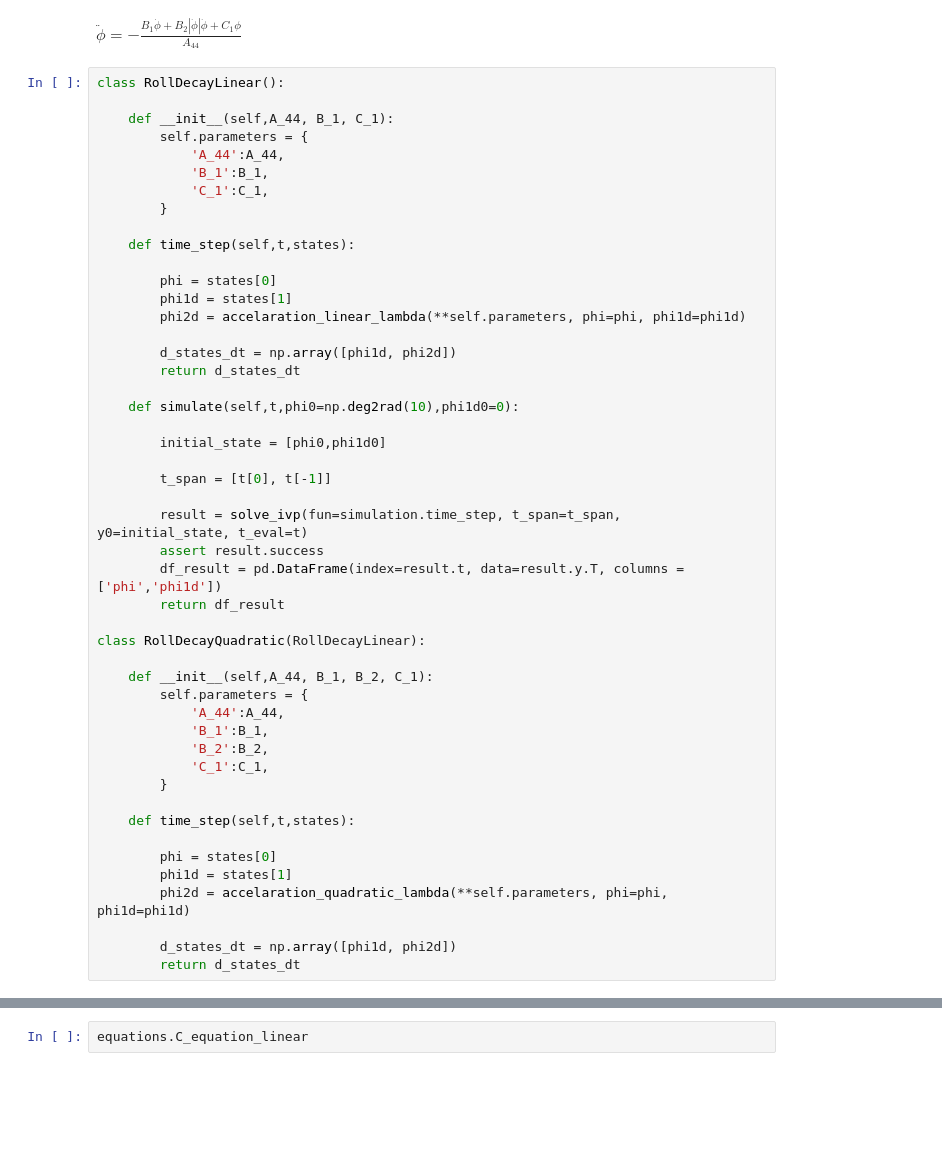
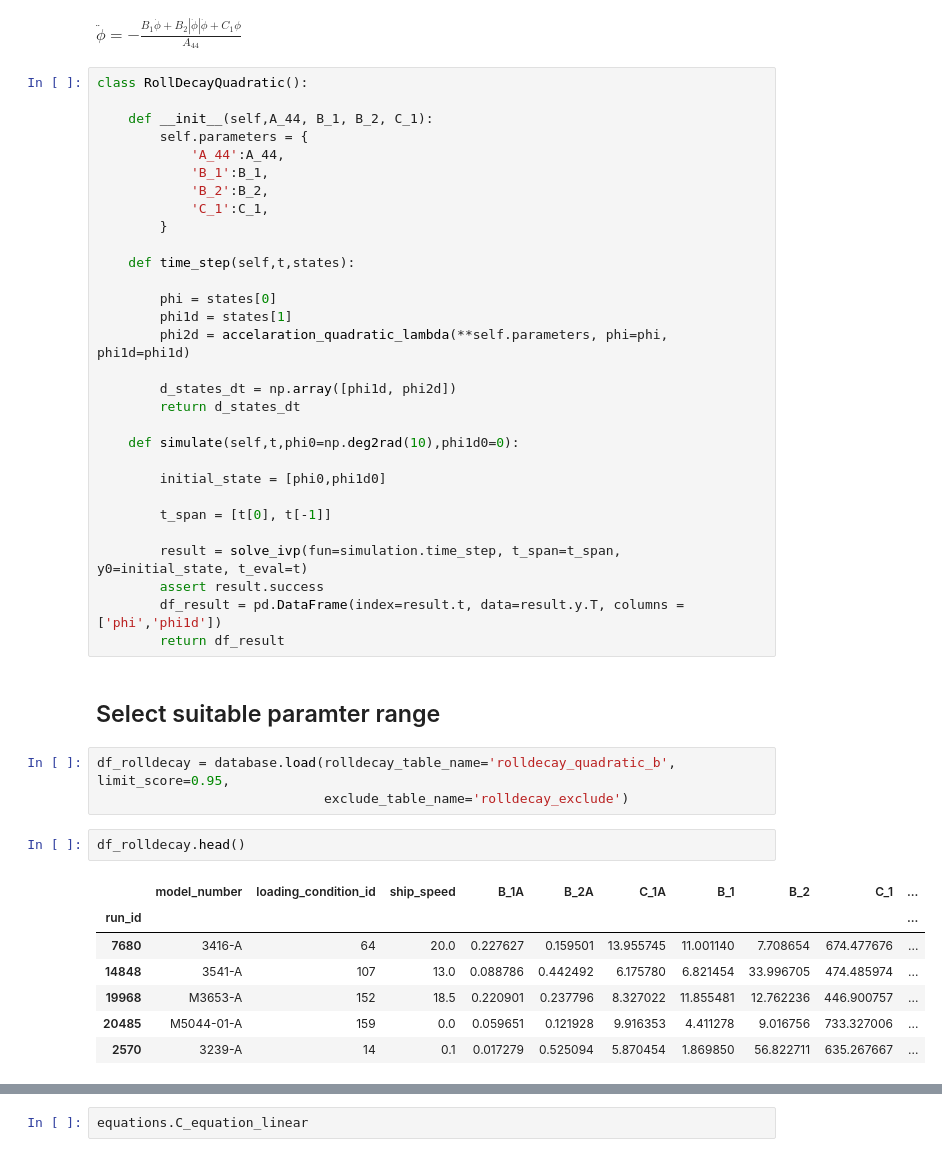
Before and after one commit to martinlarsalbert/Prediction-of-roll-motion-using-fully-nonlinear-potential-flow-and-Ikedas-method, a Jupyter notebook: notebooks/02.3_ikeda_Be_assumption.ipynb, the cells around one changed output, grey strips where cells are left out. Saved outputs shown, nothing was run; the diff lists cells and outputs as text; blank space fills up the shorter version.

```diff
--- a/notebooks/02.3_ikeda_Be_assumption.ipynb
+++ b/notebooks/02.3_ikeda_Be_assumption.ipynb
@@ -118,36 +100,7 @@ Math(vlatex(eq_acceleration_quadratic))
 # %% [output]
 $\displaystyle \ddot{\phi} = - \frac{B_{1} \dot{\phi} + B_{2} \left|{\dot{\phi}}\right| \dot{\phi} + C_{1} \phi}{A_{44}}$
 # %%
-class RollDecayLinear():
-
-    def __init__(self,A_44, B_1, C_1):
-        self.parameters = {
-            'A_44':A_44,
-            'B_1':B_1,
-            'C_1':C_1,
-        }
-
-    def time_step(self,t,states):
-
-        phi = states[0]
-        phi1d = states[1]
-        phi2d = accelaration_linear_lambda(**self.parameters, phi=phi, phi1d=phi1d)
-
-        d_states_dt = np.array([phi1d, phi2d])
-        return d_states_dt
-
-    def simulate(self,t,phi0=np.deg2rad(10),phi1d0=0):
-
-        initial_state = [phi0,phi1d0]
-
-        t_span = [t[0], t[-1]]
-
-        result = solve_ivp(fun=simulation.time_step, t_span=t_span,  y0=initial_state, t_eval=t)
-        assert result.success
-        df_result = pd.DataFrame(index=result.t, data=result.y.T, columns = ['phi','phi1d'])
-        return df_result
-
-class RollDecayQuadratic(RollDecayLinear):
+class RollDecayQuadratic():
 
     def __init__(self,A_44, B_1, B_2, C_1):
         self.parameters = {
@@ -165,3 +118,29 @@ class RollDecayQuadratic(RollDecayLinear):
 
         d_states_dt = np.array([phi1d, phi2d])
         return d_states_dt
+
+    def simulate(self,t,phi0=np.deg2rad(10),phi1d0=0):
+
+        initial_state = [phi0,phi1d0]
+
+        t_span = [t[0], t[-1]]
+
+        result = solve_ivp(fun=simulation.time_step, t_span=t_span,  y0=initial_state, t_eval=t)
+        assert result.success
+        df_result = pd.DataFrame(index=result.t, data=result.y.T, columns = ['phi','phi1d'])
+        return df_result
+# %% [markdown]
+## Select suitable paramter range
+# %%
+df_rolldecay = database.load(rolldecay_table_name='rolldecay_quadratic_b', limit_score=0.95,
+                             exclude_table_name='rolldecay_exclude')
+# %%
+df_rolldecay.head()
+# %% [output]
+|  | model_number | loading_condition_id | ship_speed | B_1A | B_2A | C_1A | B_1 | B_2 | C_1 | ... |
+| run_id |  |  |  |  |  |  |  |  |  | ... |
+| 7680 | 3416-A | 64 | 20.0 | 0.227627 | 0.159501 | 13.955745 | 11.001140 | 7.708654 | 674.477676 | ... |
+| 14848 | 3541-A | 107 | 13.0 | 0.088786 | 0.442492 | 6.175780 | 6.821454 | 33.996705 | 474.485974 | ... |
+| 19968 | M3653-A | 152 | 18.5 | 0.220901 | 0.237796 | 8.327022 | 11.855481 | 12.762236 | 446.900757 | ... |
+| 20485 | M5044-01-A | 159 | 0.0 | 0.059651 | 0.121928 | 9.916353 | 4.411278 | 9.016756 | 733.327006 | ... |
+| 2570 | 3239-A | 14 | 0.1 | 0.017279 | 0.525094 | 5.870454 | 1.869850 | 56.822711 | 635.267667 | ... |
```
Also changed, not shown: parts of 61 cells of this notebook, 1 other file.
